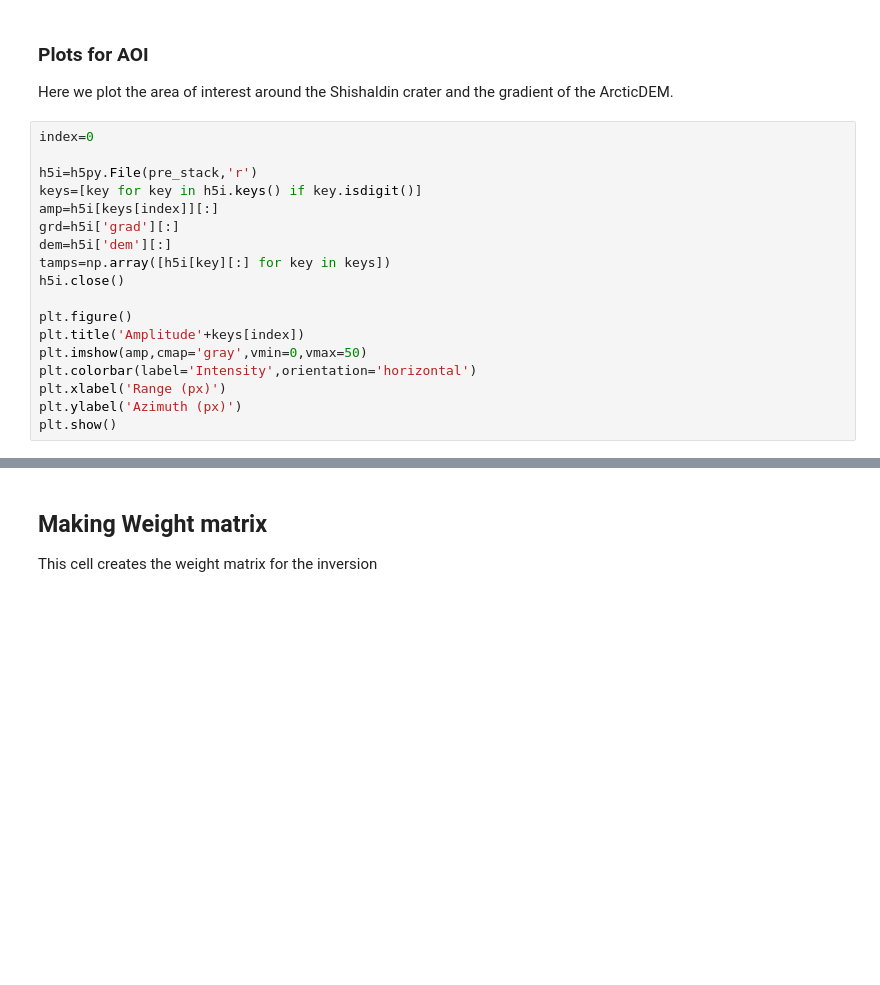
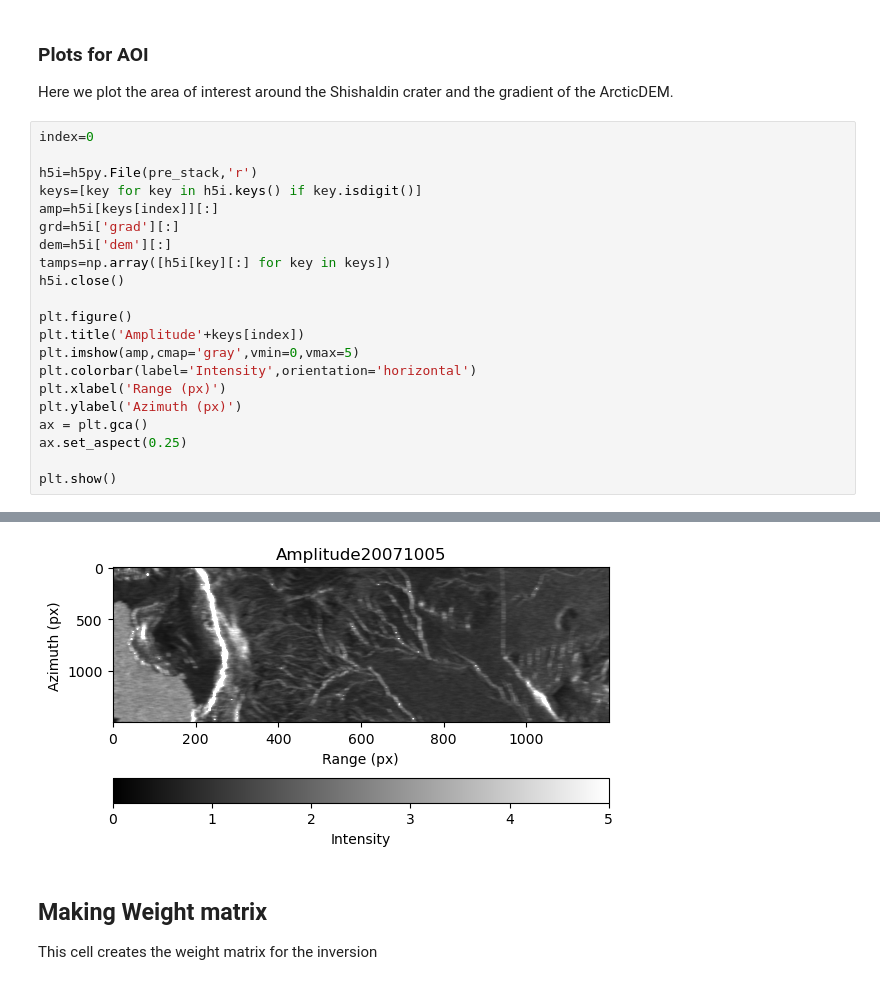
Before and after one commit to mfangaritav/MOSART, a Jupyter notebook: Process_ALOS.ipynb, the cells around one changed output, grey strips where cells are left out. Drawn from its saved outputs; the diff is of its cells as text; blank space fills up the shorter version.

```diff
--- a/Process_ALOS.ipynb
+++ b/Process_ALOS.ipynb
@@ -145,9 +244,12 @@ h5i.close()
 
 plt.figure()
 plt.title('Amplitude'+keys[index])
-plt.imshow(amp,cmap='gray',vmin=0,vmax=50)
+plt.imshow(amp,cmap='gray',vmin=0,vmax=5)
 plt.colorbar(label='Intensity',orientation='horizontal')
 plt.xlabel('Range (px)')
 plt.ylabel('Azimuth (px)')
+ax = plt.gca()
+ax.set_aspect(0.25)
+
 plt.show()
 # %% [output]
@@ -156,3 +256,4 @@ plt.show()
+[figure, added]
 # %% [markdown]
 ## Making Weight matrix
 
```
Also changed, not shown: parts of 14 cells of this notebook, 1 other file.
